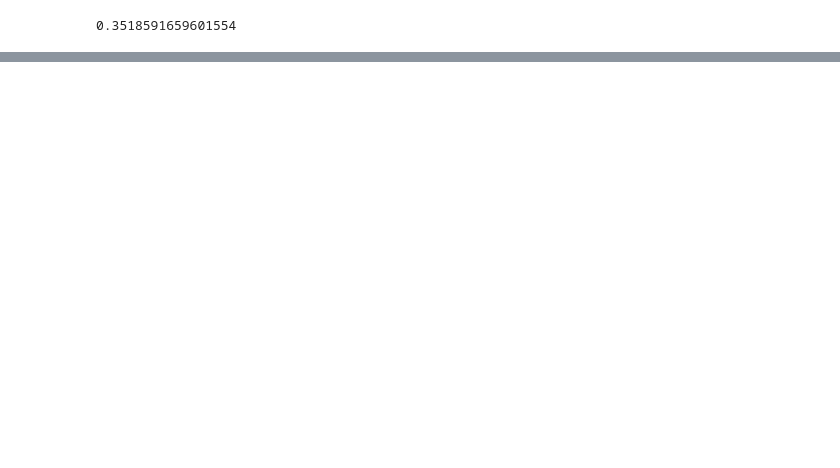
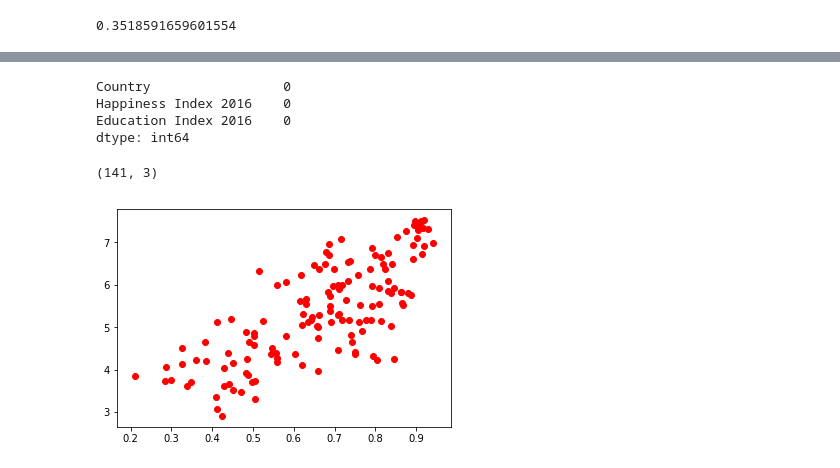
Before and after one commit to Kika000/Project-1, a Jupyter notebook: Monica Code/MonicaMainCode.ipynb, the cells around one changed output, grey strips where cells are left out. Cells and saved outputs as stored; diff of their text form; code cells hidden in the pictures; blank space fills up the shorter version.

```diff
--- a/Monica Code/MonicaMainCode.ipynb
+++ b/Monica Code/MonicaMainCode.ipynb
@@ -136,0 +157,5 @@ r_value
+# %%
+# Merging both dataframes
+happy_Edu_df = pd.merge(happy_index1, education_index, on="Country",how="outer")
+happy_Edu_df.to_csv("../Bad Data/happy_Edu_df.csv")
+happy_Edu_df.head()
@@ -136,0 +169,9 @@ r_value
+# %%
+# renaming columns and droping NaN
+happy_Edu_2016df = happy_Edu_df[["Country","2016_x","2016_y"]]
+rename_columns_1= {"2016_x":"Happiness Index 2016",
+                   "2016_y":"Education Index 2016"}
+happy_Edu_2016df1 = happy_Edu_2016df.rename(columns = rename_columns_1)
+happy_Edu_2016df2 = happy_Edu_2016df1.dropna(how ='any')
+happy_Edu_2016df2.to_csv("../Clean Data/happy_Edu_2016df2.csv")
+happy_Edu_2016df2.head()
@@ -136,0 +185,16 @@ r_value
+# %%
+happy_Edu_2016df2.isnull().sum()
+# %% [output]
+Country                 0
+Happiness Index 2016    0
+Education Index 2016    0
+dtype: int64
+# %%
+happy_Edu_2016df2.shape
+# %% [output]
+(141, 3)
+# %%
+plt.scatter(happy_Edu_2016df2["Education Index 2016"], happy_Edu_2016df2["Happiness Index 2016"], marker="o", color="red" )
+plt.show()
+# %% [output]
+[figure, added]
```
Also changed, not shown: parts of 9 cells of this notebook, 4 other files.
